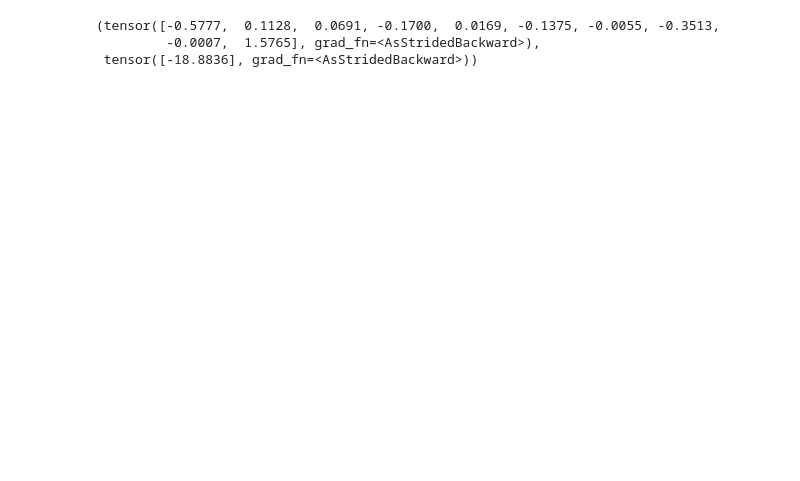
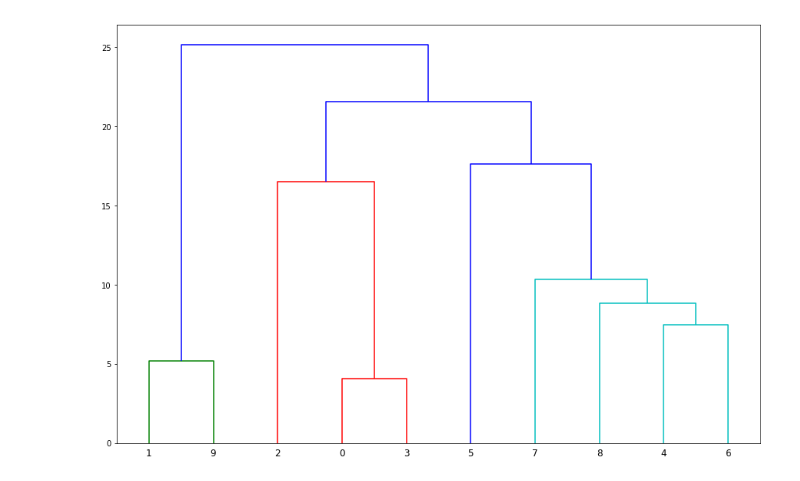
Before and after one commit to igor-yusupov/2018-Project-3, a Jupyter notebook: code/ar_model.ipynb, the cells around one changed output. Drawn from its saved outputs; the diff is of its cells as text; code cells hidden in the pictures; blank space fills up the shorter version.

Commit message:
Clusterization via ar models

```diff
--- a/code/ar_model.ipynb
+++ b/code/ar_model.ipynb
@@ -14,6 +13,6 @@ The autoreload extension is already loaded. To reload it, use:
 # %%
 tests = TestFactory(random_state=42)
-X = tests.get_n(10)
+X = tests.set_sample(10)
 # %%
 ar_models = []
 window_size = 10
@@ -46,8 +45,13 @@ Loss: 4414.825
-# %%
-ar_models[0][0]
-# %% [output]
-(tensor([-0.5777,  0.1128,  0.0691, -0.1700,  0.0169, -0.1375, -0.0055, -0.3513,
-         -0.0007,  1.5765], grad_fn=<AsStridedBackward>),
- tensor([-18.8836], grad_fn=<AsStridedBackward>))
 # %%
-res_coeff = np.array(np.concatenate([x.detach().numpy() for x in ar_models[0][0]], axis=0))
+coeffs = []
+for series in ar_models:
+    coeff = [np.array(np.concatenate([x.detach().numpy() for x in chanel], axis=0)) for chanel in series]
+    coeffs.append(np.concatenate(coeff, axis=0))
+coeffs = np.array(coeffs)
+# %%
+Z = linkage(coeffs, metric=distance.euclidean)
+# %%
+fig = plt.figure(figsize=(15, 10))
+dn = dendrogram(Z)
+# %% [output]
+[figure, added]
```
Also changed, not shown: parts of 4 cells of this notebook, 3 other files.
